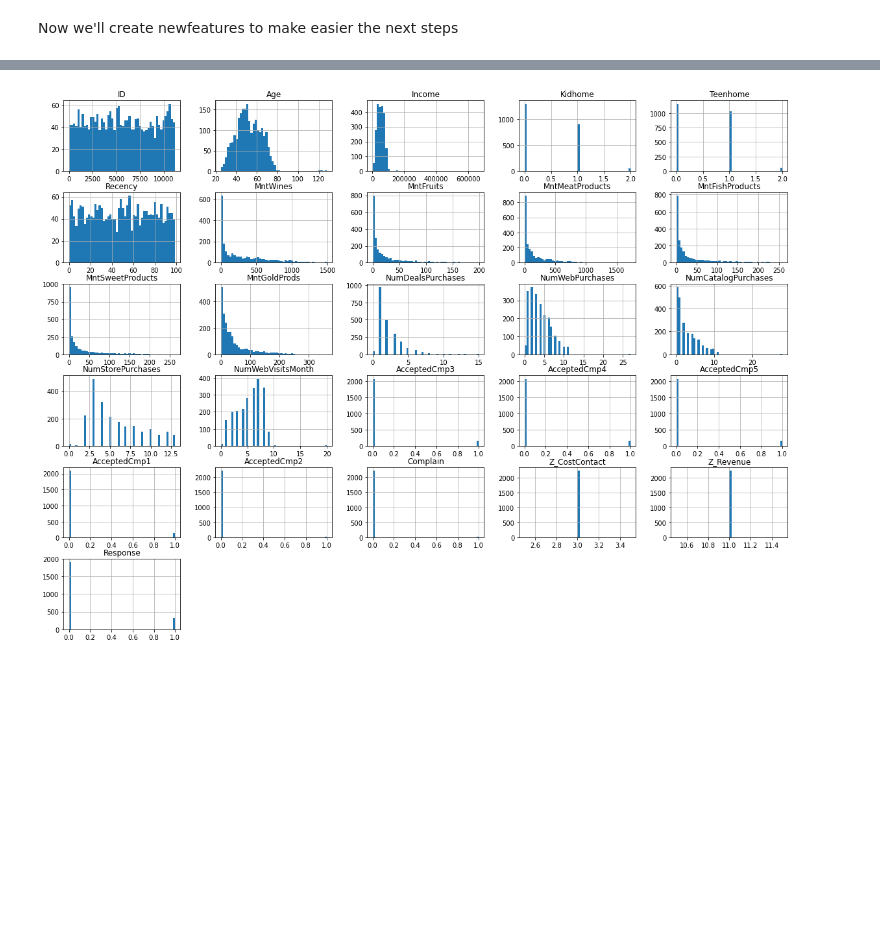
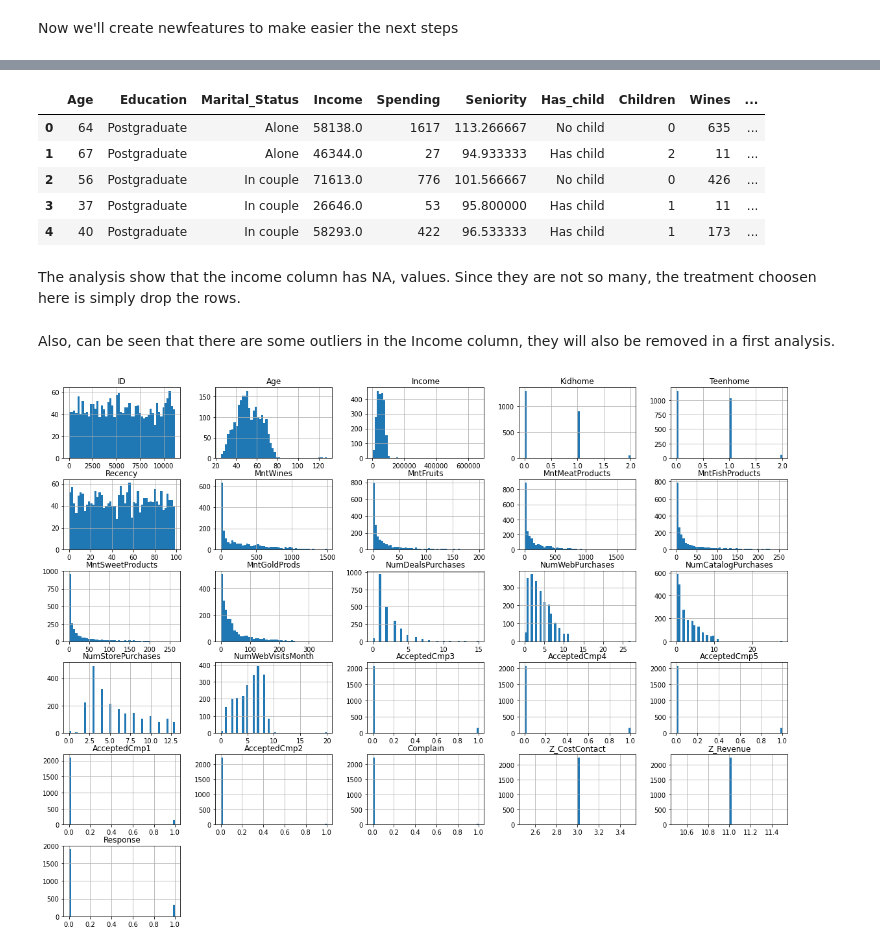
Before and after one commit to auab/Customer-Analysis, a Jupyter notebook: main.ipynb, the cells around one changed output, grey strips where cells are left out. Saved outputs shown, nothing was run; the diff lists cells and outputs as text; code cells hidden in the pictures; blank space fills up the shorter version.

```diff
--- a/main.ipynb
+++ b/main.ipynb
@@ -49,5 +57,3 @@ dtypes: float64(1), int64(25), object(3)
 memory usage: 507.6+ KB
 # %% [markdown]
 Now we'll create newfeatures to make easier the next steps
-# %%
-customer_data['spend']=data
@@ -83,0 +60,23 @@ customer_data.describe()
+# %%
+customer_data['Spending'] = customer_data[['MntFruits','MntWines','MntMeatProducts','MntFishProducts','MntSweetProducts','MntGoldProds']].sum(axis=1)
+customer_data['Seniority']=pd.to_datetime(customer_data['Dt_Customer'], dayfirst=True,format = '%d-%m-%Y')
+today = datetime.date.today()
+customer_data['Seniority'] = pd.to_numeric(customer_data['Seniority'].dt.date.apply(lambda x: (today - x)).dt.days, downcast='integer')/30
+customer_data.rename(columns={'NumWebPurchases': "Web",'NumCatalogPurchases':'Catalog','NumStorePurchases':'Store'},inplace=True)
+customer_data['Marital_Status'].replace({'Divorced':'Alone','Single':'Alone','Married':'In couple','Together':'In couple','Absurd':'Alone','Widow':'Alone','YOLO':'Alone'},inplace=True)
+customer_data['Education'].replace({'Basic':'Undergraduate','2n Cycle':'Undergraduate','Graduation':'Postgraduate','Master':'Postgraduate','PhD':'Postgraduate'},inplace=True)
+customer_data['Children']=customer_data[['Kidhome','Teenhome']].sum(axis=1)
+customer_data['Has_child'] = np.where(customer_data['Children']> 0, 'Has child', 'No child')
+customer_data=customer_data.rename(columns={'MntWines': "Wines",'MntFruits':'Fruits','MntMeatProducts':'Meat','MntFishProducts':'Fish','MntSweetProducts':'Sweets','MntGoldProds':'Gold'})
+# %%
+customer_data=customer_data[['Age','Education','Marital_Status','Income','Spending','Seniority','Has_child','Children','Wines','Fruits','Meat','Fish','Sweets','Gold']]
+customer_data.head()
+# %% [output]
+|  | Age | Education | Marital_Status | Income | Spending | Seniority | Has_child | Children | Wines | ... |
+| 0 | 64 | Postgraduate | Alone | 58138.0 | 1617 | 113.266667 | No child | 0 | 635 | ... |
+| 1 | 67 | Postgraduate | Alone | 46344.0 | 27 | 94.933333 | Has child | 2 | 11 | ... |
+| 2 | 56 | Postgraduate | In couple | 71613.0 | 776 | 101.566667 | No child | 0 | 426 | ... |
+| 3 | 37 | Postgraduate | In couple | 26646.0 | 53 | 95.800000 | Has child | 1 | 11 | ... |
+| 4 | 40 | Postgraduate | In couple | 58293.0 | 422 | 96.533333 | Has child | 1 | 173 | ... |
+# %% [markdown]
+The analysis show that the income column has NA, values. Since they are not so many, the treatment choosen here is simply drop the rows.
@@ -83,0 +85,2 @@ customer_data.describe()
+# %% [markdown]
+Also, can be seen that there are some outliers in the Income column, they will also be removed in a first analysis.
```
Also changed, not shown: parts of 20 cells of this notebook.
